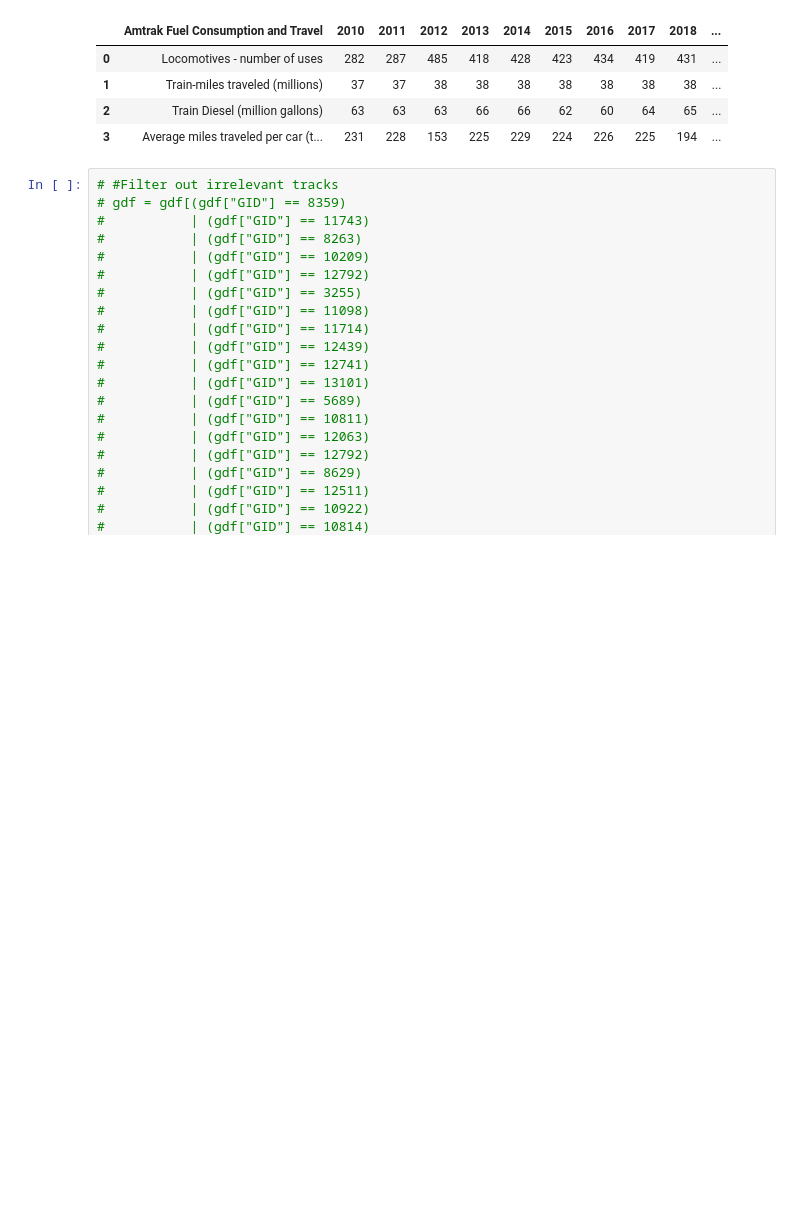
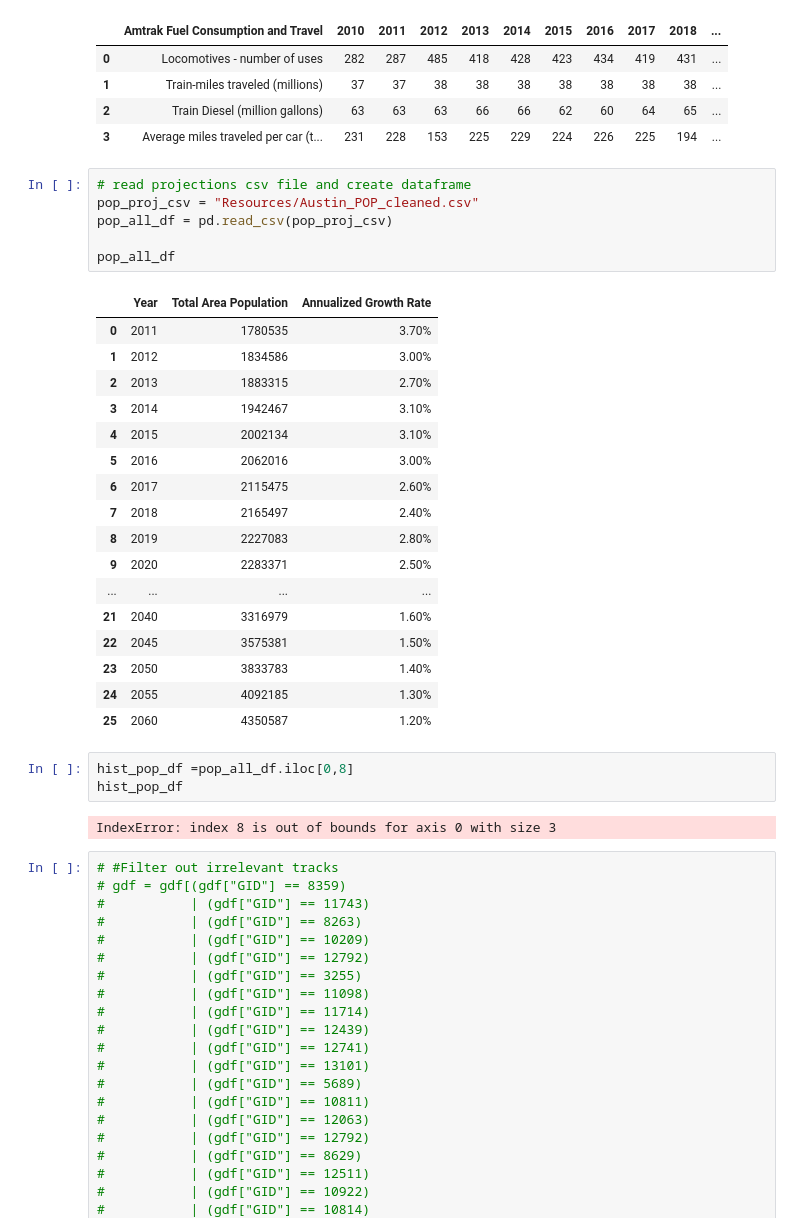
Before and after one commit to bennettnorth/Group-5-Project-1, a Jupyter notebook: Project File.ipynb, the cells around one changed output. Cells and saved outputs as stored; diff of their text form; blank space fills up the shorter version.

```diff
--- a/Project File.ipynb
+++ b/Project File.ipynb
@@ -57,6 +57,35 @@ trains_fuel_df
 | 1 | Train-miles traveled (millions) | 37 | 37 | 38 | 38 | 38 | 38 | 38 | 38 | 38 | ... |
 | 2 | Train Diesel (million gallons) | 63 | 63 | 63 | 66 | 66 | 62 | 60 | 64 | 65 | ... |
 | 3 | Average miles traveled per car (t... | 231 | 228 | 153 | 225 | 229 | 224 | 226 | 225 | 194 | ... |
+# %%
+# read projections csv file and create dataframe
+pop_proj_csv = "Resources/Austin_POP_cleaned.csv"
+pop_all_df = pd.read_csv(pop_proj_csv)
+
+pop_all_df
+# %% [output]
+|  | Year | Total Area Population | Annualized Growth Rate |
+| 0 | 2011 | 1780535 | 3.70% |
+| 1 | 2012 | 1834586 | 3.00% |
+| 2 | 2013 | 1883315 | 2.70% |
+| 3 | 2014 | 1942467 | 3.10% |
+| 4 | 2015 | 2002134 | 3.10% |
+| 5 | 2016 | 2062016 | 3.00% |
+| 6 | 2017 | 2115475 | 2.60% |
+| 7 | 2018 | 2165497 | 2.40% |
+| 8 | 2019 | 2227083 | 2.80% |
+| 9 | 2020 | 2283371 | 2.50% |
+| ... | ... | ... | ... |
+| 21 | 2040 | 3316979 | 1.60% |
+| 22 | 2045 | 3575381 | 1.50% |
+| 23 | 2050 | 3833783 | 1.40% |
+| 24 | 2055 | 4092185 | 1.30% |
+| 25 | 2060 | 4350587 | 1.20% |
+# %%
+hist_pop_df =pop_all_df.iloc[0,8]
+hist_pop_df
+# %% [output]
+IndexError: index 8 is out of bounds for axis 0 with size 3
 # %%
 # #Filter out irrelevant tracks
 # gdf = gdf[(gdf["GID"] == 8359)
```
